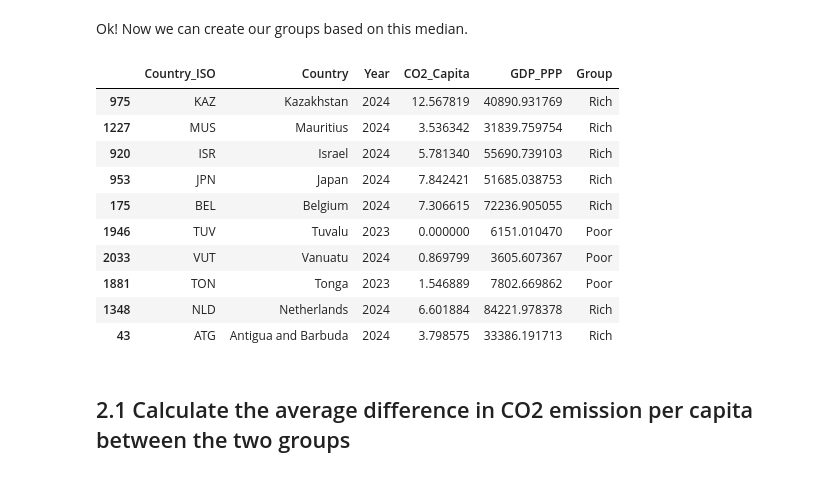
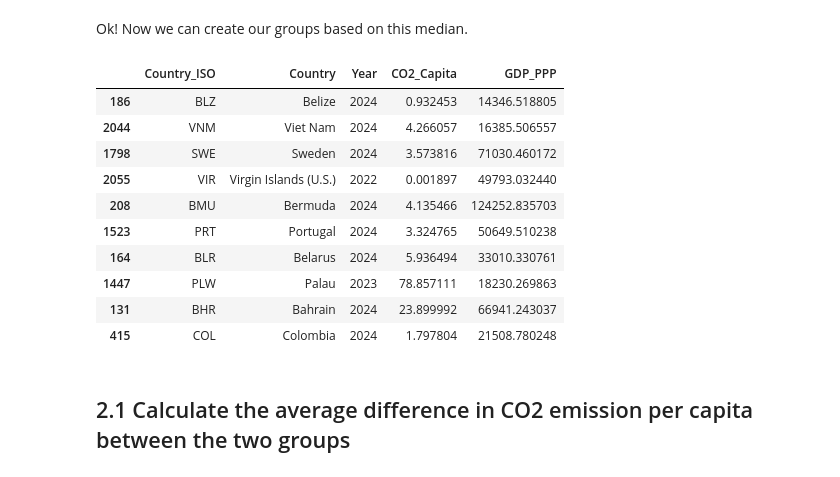
Before and after one commit to felipesebben/bk_data_analysis_studies, a Jupyter notebook: da_data_exercises/ch05-generalizing_from_data/05-WDI_CO2_GDP/05-WDI_CO2_GDP.ipynb, the cells around one changed output. Cells and saved outputs as stored; diff of their text form; code cells hidden in the pictures.

```diff
--- a/da_data_exercises/ch05-generalizing_from_data/05-WDI_CO2_GDP/05-WDI_CO2_GDP.ipynb
+++ b/da_data_exercises/ch05-generalizing_from_data/05-WDI_CO2_GDP/05-WDI_CO2_GDP.ipynb
@@ -340,8 +317,8 @@ df_final
 ### 1.1.2 Keep Latest Data
 For our analysis, we'll want to work with the latest data available for each country only.
 # %%
-df_final = df_final.drop_duplicates(subset="Country_ISO", keep="first")
-df_final
+df_latest = df_final.drop_duplicates(subset="Country_ISO", keep="first")
+df_latest
 # %% [output]
 |  | Country_ISO | Country | Year | CO2_Capita | GDP_PPP |
 | 0 | AFG | Afghanistan | 2023 | 0.280995 | 2201.722907 |
@@ -385,22 +362,22 @@ The cutoff line (Median GDP) is : $19873.89
 Ok! Now we can create our groups based on this median.
 # %%
 # Use .copy() to avoid warnings
-df_final = df_final.copy()
-df_final["Group"] = np.where(df_final["GDP_PPP"] > median_gdp, "Rich", "Poor")
+df_latest = df_latest.copy()
+df_final["Group"] = np.where(df_final["GDP_PPP"] > median_gdp, "High Income", "Low Income")
 # %%
-df_final.sample(10)
+df_latest.sample(10)
 # %% [output]
-|  | Country_ISO | Country | Year | CO2_Capita | GDP_PPP | Group |
-| 975 | KAZ | Kazakhstan | 2024 | 12.567819 | 40890.931769 | Rich |
-| 1227 | MUS | Mauritius | 2024 | 3.536342 | 31839.759754 | Rich |
-| 920 | ISR | Israel | 2024 | 5.781340 | 55690.739103 | Rich |
-| 953 | JPN | Japan | 2024 | 7.842421 | 51685.038753 | Rich |
-| 175 | BEL | Belgium | 2024 | 7.306615 | 72236.905055 | Rich |
-| 1946 | TUV | Tuvalu | 2023 | 0.000000 | 6151.010470 | Poor |
-| 2033 | VUT | Vanuatu | 2024 | 0.869799 | 3605.607367 | Poor |
-| 1881 | TON | Tonga | 2023 | 1.546889 | 7802.669862 | Poor |
-| 1348 | NLD | Netherlands | 2024 | 6.601884 | 84221.978378 | Rich |
-| 43 | ATG | Antigua and Barbuda | 2024 | 3.798575 | 33386.191713 | Rich |
+|  | Country_ISO | Country | Year | CO2_Capita | GDP_PPP |
+| 186 | BLZ | Belize | 2024 | 0.932453 | 14346.518805 |
+| 2044 | VNM | Viet Nam | 2024 | 4.266057 | 16385.506557 |
+| 1798 | SWE | Sweden | 2024 | 3.573816 | 71030.460172 |
+| 2055 | VIR | Virgin Islands (U.S.) | 2022 | 0.001897 | 49793.032440 |
+| 208 | BMU | Bermuda | 2024 | 4.135466 | 124252.835703 |
+| 1523 | PRT | Portugal | 2024 | 3.324765 | 50649.510238 |
+| 164 | BLR | Belarus | 2024 | 5.936494 | 33010.330761 |
+| 1447 | PLW | Palau | 2023 | 78.857111 | 18230.269863 |
+| 131 | BHR | Bahrain | 2024 | 23.899992 | 66941.243037 |
+| 415 | COL | Colombia | 2024 | 1.797804 | 21508.780248 |
 # %% [markdown]
 ## 2.1 Calculate the average difference in CO2 emission per capita between the two groups
 # %%
```
Also changed, not shown: parts of 17 cells of this notebook, 3 other files.
